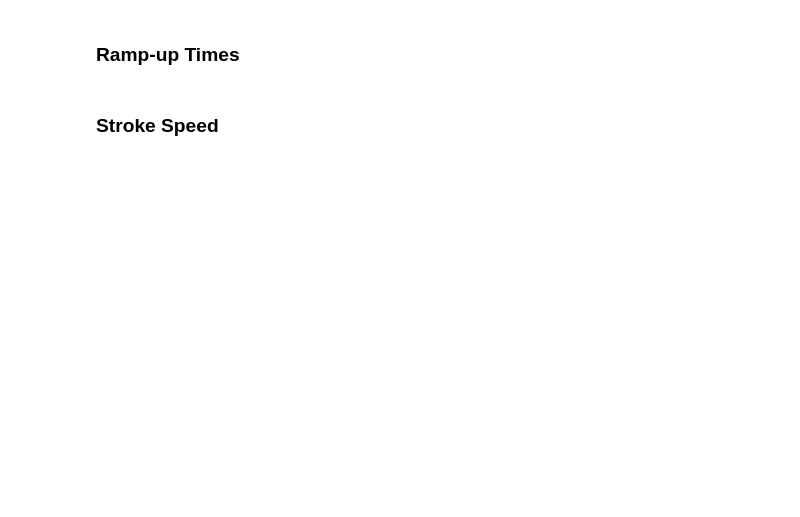
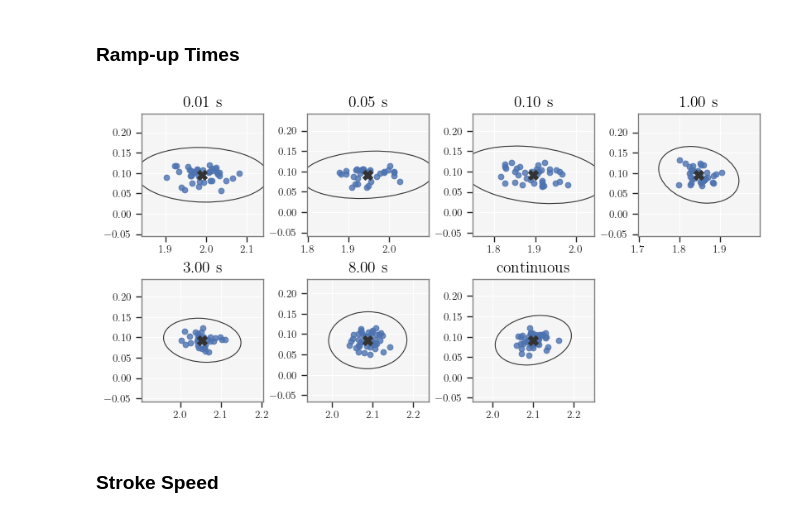
Before and after one commit to intelligent-soft-robots/aimy_target_shooting, a Jupyter notebook: notebooks/launcher_evaluation.ipynb, the cells around one changed output. Saved outputs shown, nothing was run; the diff lists cells and outputs as text; code cells hidden in the pictures; blank space fills up the shorter version.

```diff
--- a/notebooks/launcher_evaluation.ipynb
+++ b/notebooks/launcher_evaluation.ipynb
@@ -527,7 +537,7 @@ fig.savefig("plots/landing_points_pinching.pdf")
 ### Ramp-up Times
 # %%
 dir = pathlib.Path(
-    "/home/adittrich/nextcloud/82_Data_Processed/MN5008_accuracy_startup_times"
+    "/home/adittrich/Nextcloud/82_Data_Processed/MN5008_accuracy_startup_times"
 )
 
 data_name_list = []
@@ -541,7 +551,7 @@ data_name_list.append("MN5008_startuptime_8.00s.hdf5")
 data_name_list.append("MN5008_startuptime_continuous.hdf5")
 
 # Hitpoint detection setup
-detection = hitpoint_detection.HitPointDetection()
+detection = hitpoint_detection.HitPointDetection(config=config)
 
 # Data loading and preprocessing
 tc_list = []
@@ -552,33 +562,35 @@ for filename in data_name_list:
     # Hitpoint evaluation
     data = detection.evaluate_hitpoints(data)
     data = hitpoint_utils.remove_further_hitpoints(data)
 
     tc_list.append(data)
 
 # Visualisation
 fig, axs = plot_parameter_comparison(tc_list)
 
 # fig.suptitle("Launch delay evaluation")
 fig.set_size_inches(8.0, 4.0)
 
 for index, value in enumerate(
     ["0.01 s", "0.05 s", "0.10 s", "1.00 s", "3.00 s", "8.00 s", "continuous"]
 ):
     if index >= int(np.ceil(len(tc_list) / 2)):
         i = 1
         j = index - len(tc_list) - 1
     else:
         i = 0
         j = index
     index = (i, j)
 
     axs[index].set_title(value)
     axs[index].grid()
     axs[index].set_aspect("equal")
 
 fig.delaxes(axs[1, 3])
 
 fig.savefig("plots/landing_points_rampup.pdf")
+# %% [output]
+[figure, added]
 # %% [markdown]
 ### Stroke Speed
 # %%
```
Also changed, not shown: parts of 8 cells of this notebook, 3 other files.
